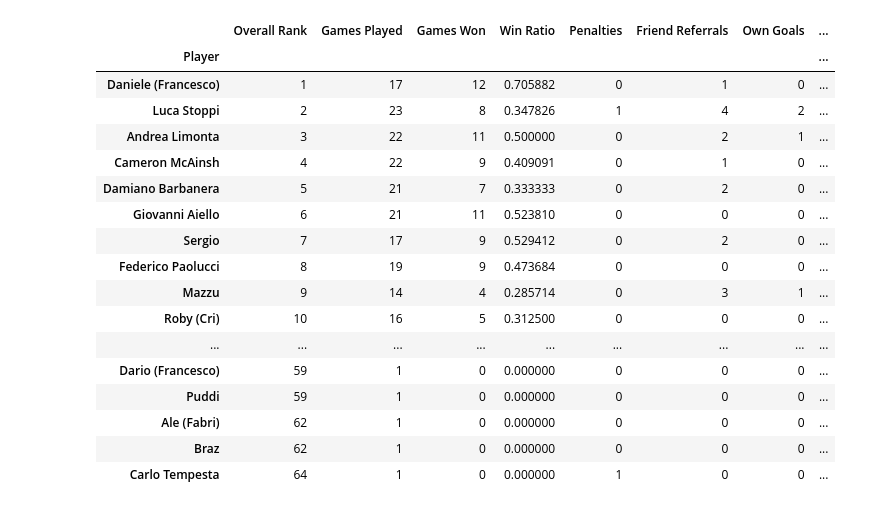
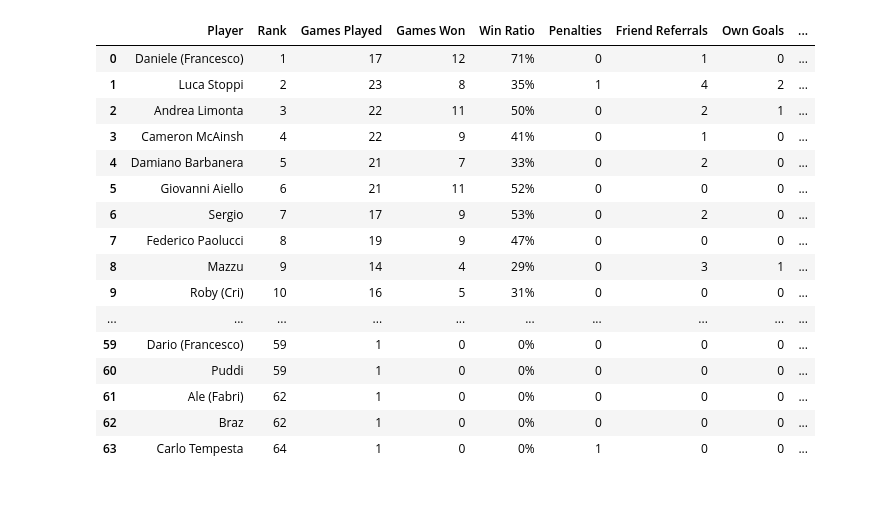
Before and after one commit to mcainshcameron/SPL, a Jupyter notebook: Points_Summary_v.0.2.ipynb, the cells around one changed output. Drawn from its saved outputs; the diff is of its cells as text; code cells hidden in the pictures.

```diff
--- a/Points_Summary_v.0.2.ipynb
+++ b/Points_Summary_v.0.2.ipynb
@@ -39,10 +39,10 @@ def compute_player_summaries(data):
         'Friend Referrals_sum': 'Friend Referrals',
         'Own Goals_sum': 'Own Goals',
         'Goals Conceded_sum': 'Goals Conceded',
-        'Goals_mean': 'Average Goals/Game',
+        'Goals_mean': 'Goals/Game',
         'Goals_sum': 'Total Goals',
-        'Total Points_mean': 'Average Total Points/Game',
-        'Total Points_sum': 'Total Points',
+        'Total Points_mean': 'Points/Game',
+        'Total Points_sum': 'Total',
         'MVP_sum': 'MVP',
         'SPL Bonus_sum': 'SPL Bonus'
     }
@@ -87,57 +87,61 @@ def calculate_cumulative_points_and_rank(data):
 
 # Integrate functions to generate the final summary
 player_summary = compute_player_summaries(data)
 latest_rank_change = calculate_cumulative_points_and_rank(data)
 
 # Add 'Rank Change' to the summary
 player_summary['Rank Change'] = latest_rank_change
 
 # Fill NaN values with 0
 player_summary = player_summary.fillna(0)
 
 # Convert specific columns to integer type
 cols_to_int = ['Games Won', 'MVP', 'SPL Bonus', 'Rank Change']
 player_summary[cols_to_int] = player_summary[cols_to_int].astype(int)
 
 # Calculate the overall rank based on the 'Total Points'
-player_summary['Overall Rank'] = player_summary['Total Points'].rank(method="min", ascending=False).astype(int)
+player_summary['Rank'] = player_summary['Total'].rank(method="min", ascending=False).astype(int)
 
-# Reorder columns to have 'Overall Rank' at the front
-column_order = ['Overall Rank'] + [col for col in player_summary if col != 'Overall Rank']
+# Reorder columns to have 'Rank' at the front
+column_order = ['Rank'] + [col for col in player_summary if col != 'Rank']
 final_summary = player_summary[column_order]
 
-# Sorting the final_summary DataFrame by 'Overall Rank' in ascending order
-sorted_summary = final_summary.sort_values(by='Overall Rank')
+# Sorting the final_summary DataFrame by 'Rank' in ascending order
+sorted_summary = final_summary.sort_values(by='Rank')
 
 # Setting option to display all rows
 pd.set_option('display.max_rows', None)
 
 # Reordering the columns as specified
 desired_column_order = [
-    "Overall Rank", "Games Played", "Games Won", "Win Ratio", "Penalties",
+    "Rank", "Games Played", "Games Won", "Win Ratio", "Penalties",
     "Friend Referrals", "Own Goals", "Goals Conceded", "MVP", "SPL Bonus",
-    "Average Goals/Game", "Total Goals", "Average Total Points/Game",
-    "Total Points", "Rank Change"
+    "Goals/Game", "Total Goals", "Points/Game",
+    "Total", "Rank Change"
 ]
 
-sorted_summary = sorted_summary[desired_column_order]
+for col in sorted_summary.columns:
+    if sorted_summary[col].dtype == 'float64':
+        sorted_summary[col] = sorted_summary[col].round(2)
+sorted_summary['Win Ratio'] = (sorted_summary['Win Ratio'] * 100).round(0).astype(int).astype(str) + '%'
+sorted_summary = sorted_summary[desired_column_order].dropna()
+sorted_summary = sorted_summary.reset_index()
 sorted_summary
 # %% [output]
-|  | Overall Rank | Games Played | Games Won | Win Ratio | Penalties | Friend Referrals | Own Goals | ... |
-| Player |  |  |  |  |  |  |  | ... |
-| Daniele (Francesco) | 1 | 17 | 12 | 0.705882 | 0 | 1 | 0 | ... |
-| Luca Stoppi | 2 | 23 | 8 | 0.347826 | 1 | 4 | 2 | ... |
-| Andrea Limonta | 3 | 22 | 11 | 0.500000 | 0 | 2 | 1 | ... |
-| Cameron McAinsh | 4 | 22 | 9 | 0.409091 | 0 | 1 | 0 | ... |
-| Damiano Barbanera | 5 | 21 | 7 | 0.333333 | 0 | 2 | 0 | ... |
-| Giovanni Aiello | 6 | 21 | 11 | 0.523810 | 0 | 0 | 0 | ... |
-| Sergio | 7 | 17 | 9 | 0.529412 | 0 | 2 | 0 | ... |
-| Federico Paolucci | 8 | 19 | 9 | 0.473684 | 0 | 0 | 0 | ... |
-| Mazzu | 9 | 14 | 4 | 0.285714 | 0 | 3 | 1 | ... |
-| Roby (Cri) | 10 | 16 | 5 | 0.312500 | 0 | 0 | 0 | ... |
-| ... | ... | ... | ... | ... | ... | ... | ... | ... |
-| Dario (Francesco) | 59 | 1 | 0 | 0.000000 | 0 | 0 | 0 | ... |
-| Puddi | 59 | 1 | 0 | 0.000000 | 0 | 0 | 0 | ... |
-| Ale (Fabri) | 62 | 1 | 0 | 0.000000 | 0 | 0 | 0 | ... |
-| Braz | 62 | 1 | 0 | 0.000000 | 0 | 0 | 0 | ... |
-| Carlo Tempesta | 64 | 1 | 0 | 0.000000 | 1 | 0 | 0 | ... |
+|  | Player | Rank | Games Played | Games Won | Win Ratio | Penalties | Friend Referrals | Own Goals | ... |
+| 0 | Daniele (Francesco) | 1 | 17 | 12 | 71% | 0 | 1 | 0 | ... |
+| 1 | Luca Stoppi | 2 | 23 | 8 | 35% | 1 | 4 | 2 | ... |
+| 2 | Andrea Limonta | 3 | 22 | 11 | 50% | 0 | 2 | 1 | ... |
+| 3 | Cameron McAinsh | 4 | 22 | 9 | 41% | 0 | 1 | 0 | ... |
+| 4 | Damiano Barbanera | 5 | 21 | 7 | 33% | 0 | 2 | 0 | ... |
+| 5 | Giovanni Aiello | 6 | 21 | 11 | 52% | 0 | 0 | 0 | ... |
+| 6 | Sergio | 7 | 17 | 9 | 53% | 0 | 2 | 0 | ... |
+| 7 | Federico Paolucci | 8 | 19 | 9 | 47% | 0 | 0 | 0 | ... |
+| 8 | Mazzu | 9 | 14 | 4 | 29% | 0 | 3 | 1 | ... |
+| 9 | Roby (Cri) | 10 | 16 | 5 | 31% | 0 | 0 | 0 | ... |
+| ... | ... | ... | ... | ... | ... | ... | ... | ... | ... |
+| 59 | Dario (Francesco) | 59 | 1 | 0 | 0% | 0 | 0 | 0 | ... |
+| 60 | Puddi | 59 | 1 | 0 | 0% | 0 | 0 | 0 | ... |
+| 61 | Ale (Fabri) | 62 | 1 | 0 | 0% | 0 | 0 | 0 | ... |
+| 62 | Braz | 62 | 1 | 0 | 0% | 0 | 0 | 0 | ... |
+| 63 | Carlo Tempesta | 64 | 1 | 0 | 0% | 1 | 0 | 0 | ... |
```
Also changed, not shown: parts of 6 cells of this notebook, 11 other files.
